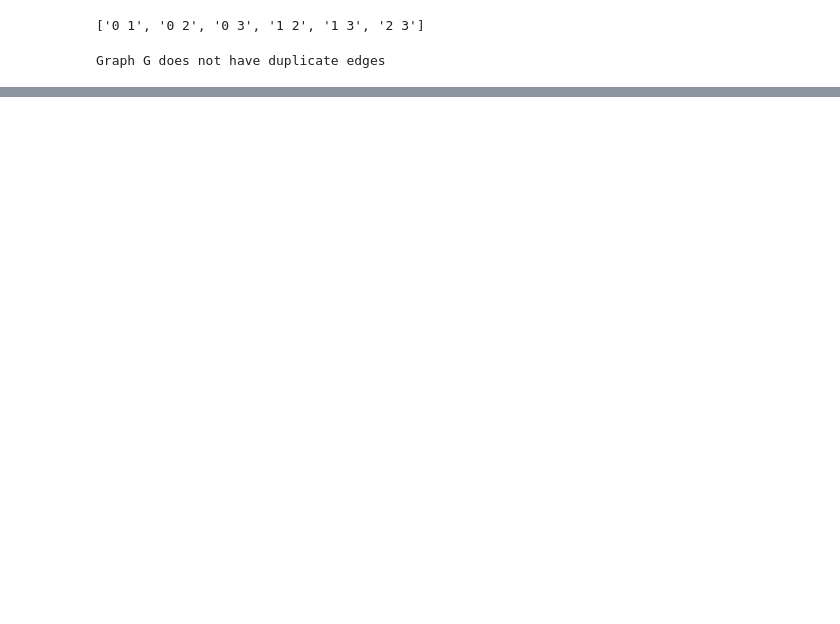
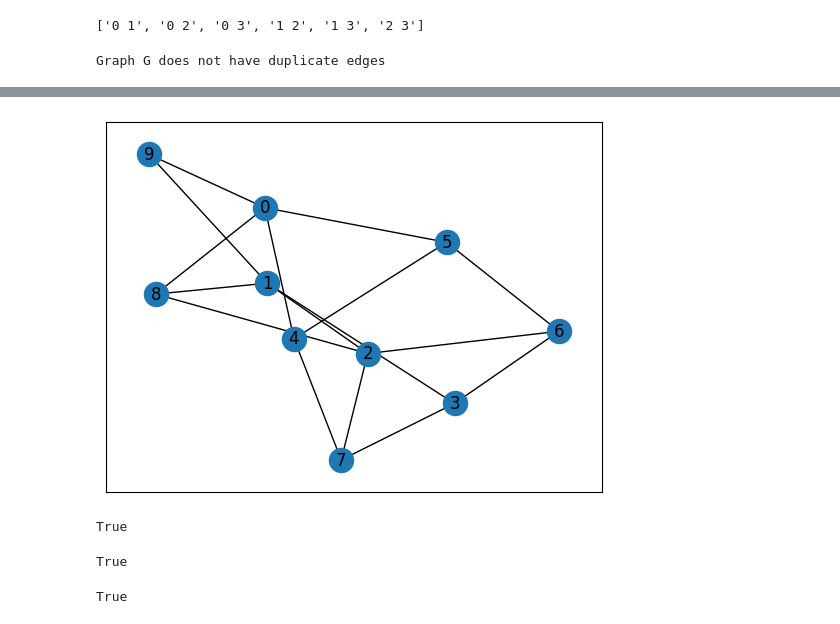
Before and after one commit to ASudu/Competing_pathogens_Heterogenous_networks, a Jupyter notebook: Network_generation/trial.ipynb, the cells around one changed output, grey strips where cells are left out. Drawn from its saved outputs; the diff is of its cells as text; code cells hidden in the pictures; blank space fills up the shorter version.

Commit message:
fixed the degree distribution function

```diff
--- a/Network_generation/trial.ipynb
+++ b/Network_generation/trial.ipynb
@@ -54,0 +62,53 @@ nx.draw_networkx(G)
+# %%
+def havel_hakimi(deg_seq: list) -> nx.Graph:
+    """Generates a graph from a given degree sequence using the Havel-Hakimi algorithm.
+
+    Args:
+        deg_seq (list): Degree sequence of the graph
+
+    Returns:
+        nx.Graph: Graph generated from the degree sequence
+    """
+    G = nx.Graph()
+    G.add_nodes_from(range(len(deg_seq)))
+    deg_seq = sorted(deg_seq, reverse=True)
+    deg_seq = [list(x) for x in zip(range(len(deg_seq)), deg_seq)]
+    edges = []
+
+    while deg_seq:
+        # Pick the vertex with lowest degree
+        v = deg_seq.pop()
+        # If the degree is greater than the number of remaining vertices, return None
+        if v[1] > len(deg_seq):
+            return None
+        # Connect the vertex to the v vertices having the highest remaining degree
+        for i in range(v[1]):
+            deg_seq[i][1] -= 1
+            edges.append((v[0], deg_seq[i][0]))
+        # Remove the vertex from the list if its degree is 0
+        deg_seq = [d for d in deg_seq if d[1] != 0]
+        deg_seq = sorted(deg_seq, key=lambda x: x[1], reverse=True)
+
+    G.add_edges_from(edges)
+
+    return G
+# %%
+G = havel_hakimi(deg)
+nx.draw_networkx(G)
+# %% [output]
+[figure, added]
+# %%
+G1 = read_graph("../data/networks/hetero_deg_var_3.txt")
+nx.is_connected(G1)
+# %% [output]
+True
+# %%
+G2 = read_graph("../data/networks/hetero_deg_var_1.txt")
+nx.is_connected(G2)
+# %% [output]
+True
+# %%
+G3 = read_graph("../data/networks/hetero_deg_var_6.txt")
+nx.is_connected(G3)
+# %% [output]
+True
```
Also changed, not shown: parts of 6 cells of this notebook, 4 other files.
